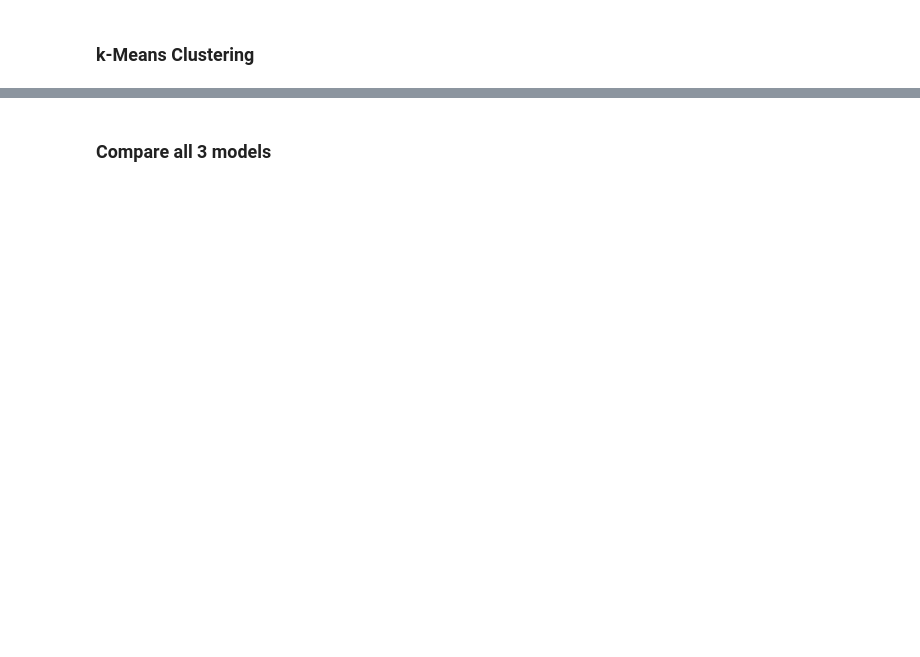
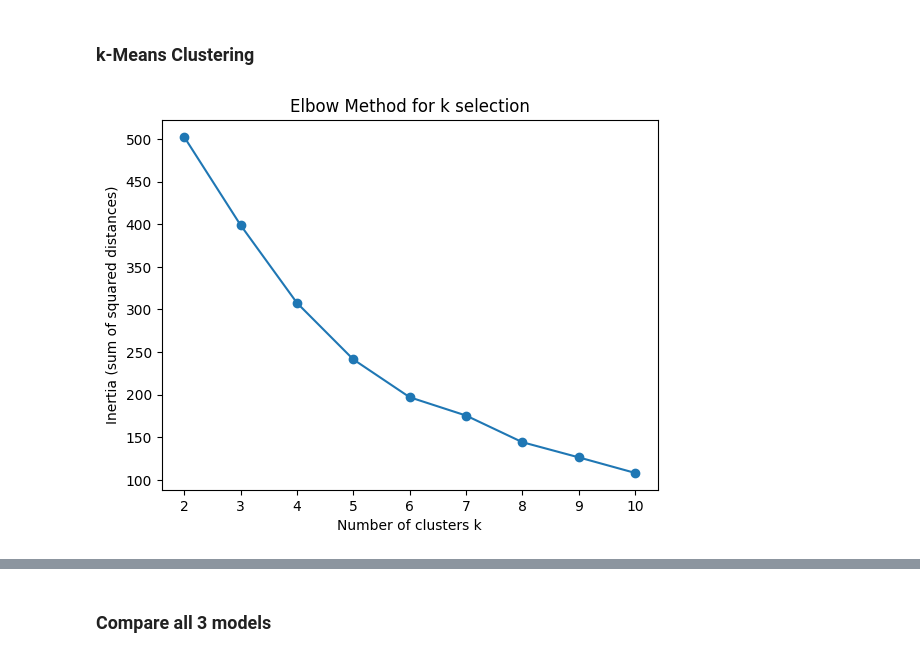
Before and after one commit to thdnhng07/Vinuni, a Jupyter notebook: Intro to DS/Final/Final_DS.ipynb, the cells around one changed output, grey strips where cells are left out. Drawn from its saved outputs; the diff is of its cells as text; code cells hidden in the pictures; blank space fills up the shorter version.

```diff
--- a/Intro to DS/Final/Final_DS.ipynb
+++ b/Intro to DS/Final/Final_DS.ipynb
@@ -375,0 +434,29 @@ labels = kmeans.fit_predict(X_pca)
+# %%
+from sklearn.preprocessing import StandardScaler
+from sklearn.cluster     import KMeans
+from sklearn.metrics     import silhouette_score
+from sklearn.decomposition import PCA
+
+# 1. Select the features you want to cluster on (numeric only)
+X_cluster = df.select_dtypes(include=[np.number]).copy()
+
+# 2. Scale them
+scaler    = StandardScaler()
+X_scaled  = scaler.fit_transform(X_cluster)
+
+# 3. Use the Elbow Method to pick a candidate k
+inertia = []
+k_range = range(2, 11)
+for k in k_range:
+    km = KMeans(n_clusters=k, random_state=42, n_init=10)
+    km.fit(X_scaled)
+    inertia.append(km.inertia_)
+
+plt.figure()
+plt.plot(k_range, inertia, 'o-')
+plt.xlabel('Number of clusters k')
+plt.ylabel('Inertia (sum of squared distances)')
+plt.title('Elbow Method for k selection')
+plt.show()
+# %% [output]
+[figure, added]
```
Also changed, not shown: parts of 23 cells of this notebook.
